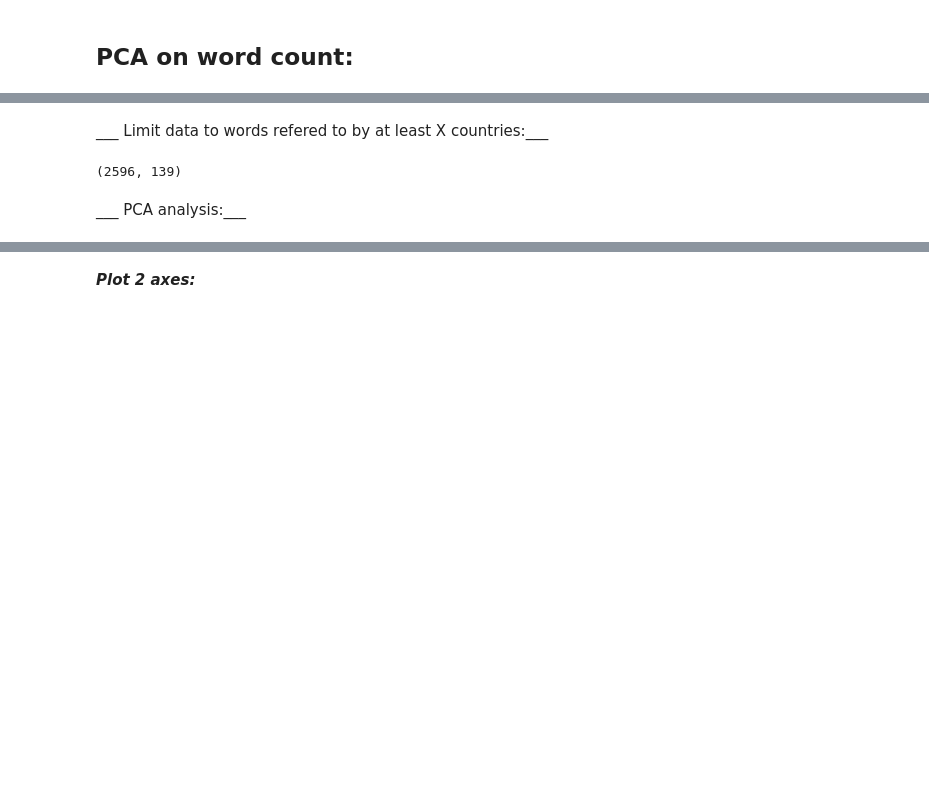
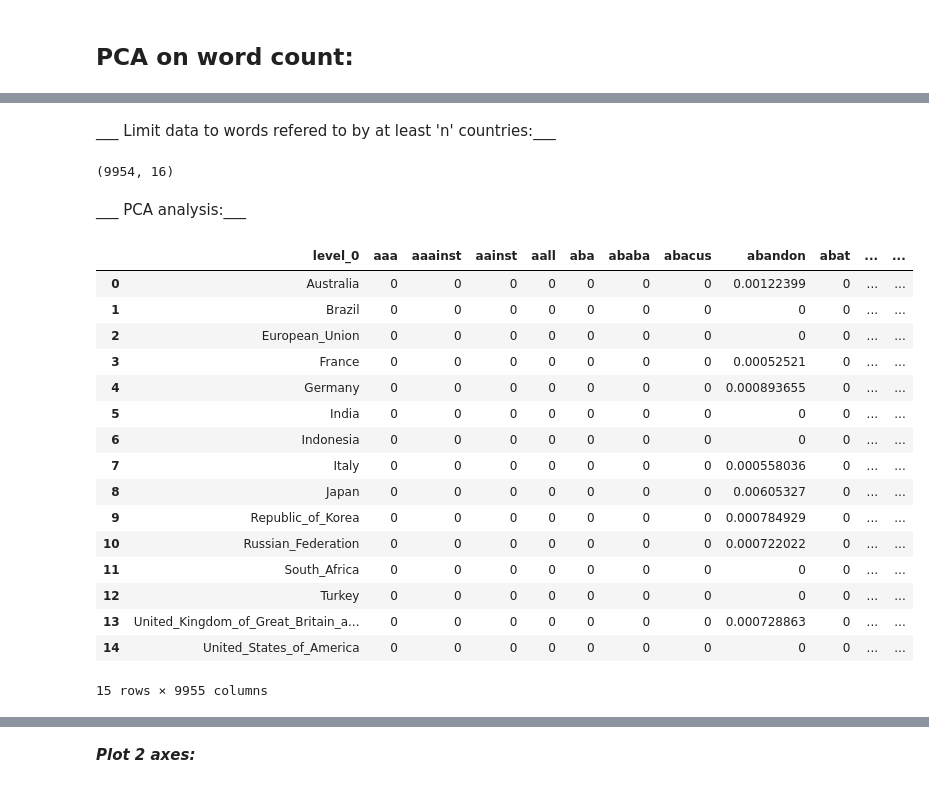
Before and after one commit to nico-gj/2017_un_speeches, a Jupyter notebook: scripts/2_analysis.ipynb, the cells around one changed output, grey strips where cells are left out. Saved outputs shown, nothing was run; the diff lists cells and outputs as text; code cells hidden in the pictures; blank space fills up the shorter version.

```diff
--- a/scripts/2_analysis.ipynb
+++ b/scripts/2_analysis.ipynb
@@ -183,14 +344,15 @@ country_columns = columns[1:]
 for country in country_columns:
     df1[country] = df1[country].fillna(0)
 # %% [markdown]
-___ Limit data to words refered to by at least X countries:___
+___ Limit data to words refered to by at least 'n' countries:___
 # %%
+n = 0
 df1['occurrence'] = df1.astype(bool).sum(axis=1)
-df1 = df1[df1['occurrence']>5]
+df1 = df1[df1['occurrence']>n]
 del df1['occurrence']
 print(df1.shape)
 # %% [output]
-(2596, 139)
+(9954, 16)
 # %% [markdown]
 ___ PCA analysis:___
 # %%
@@ -198,6 +360,26 @@ df2 = df1.transpose().copy()
 df2.columns = df2.iloc[0].values.tolist()
 df2 = df2.iloc[1:]
 df2 = df2.reset_index()
+# %%
+df2
+# %% [output]
+|  | level_0 | aaa | aaainst | aainst | aall | aba | ababa | abacus | abandon | abat | ... | ... |
+| 0 | Australia | 0 | 0 | 0 | 0 | 0 | 0 | 0 | 0.00122399 | 0 | ... | ... |
+| 1 | Brazil | 0 | 0 | 0 | 0 | 0 | 0 | 0 | 0 | 0 | ... | ... |
+| 2 | European_Union | 0 | 0 | 0 | 0 | 0 | 0 | 0 | 0 | 0 | ... | ... |
+| 3 | France | 0 | 0 | 0 | 0 | 0 | 0 | 0 | 0.00052521 | 0 | ... | ... |
+| 4 | Germany | 0 | 0 | 0 | 0 | 0 | 0 | 0 | 0.000893655 | 0 | ... | ... |
+| 5 | India | 0 | 0 | 0 | 0 | 0 | 0 | 0 | 0 | 0 | ... | ... |
+| 6 | Indonesia | 0 | 0 | 0 | 0 | 0 | 0 | 0 | 0 | 0 | ... | ... |
+| 7 | Italy | 0 | 0 | 0 | 0 | 0 | 0 | 0 | 0.000558036 | 0 | ... | ... |
+| 8 | Japan | 0 | 0 | 0 | 0 | 0 | 0 | 0 | 0.00605327 | 0 | ... | ... |
+| 9 | Republic_of_Korea | 0 | 0 | 0 | 0 | 0 | 0 | 0 | 0.000784929 | 0 | ... | ... |
+| 10 | Russian_Federation | 0 | 0 | 0 | 0 | 0 | 0 | 0 | 0.000722022 | 0 | ... | ... |
+| 11 | South_Africa | 0 | 0 | 0 | 0 | 0 | 0 | 0 | 0 | 0 | ... | ... |
+| 12 | Turkey | 0 | 0 | 0 | 0 | 0 | 0 | 0 | 0 | 0 | ... | ... |
+| 13 | United_Kingdom_of_Great_Britain_a... | 0 | 0 | 0 | 0 | 0 | 0 | 0 | 0.000728863 | 0 | ... | ... |
+| 14 | United_States_of_America | 0 | 0 | 0 | 0 | 0 | 0 | 0 | 0 | 0 | ... | ... |
+15 rows × 9955 columns
 # %%
 X = df2.iloc[:,1:].values
 y_ = df2.iloc[:, 0].values
```
Also changed, not shown: parts of 21 cells of this notebook, 18 other files.
